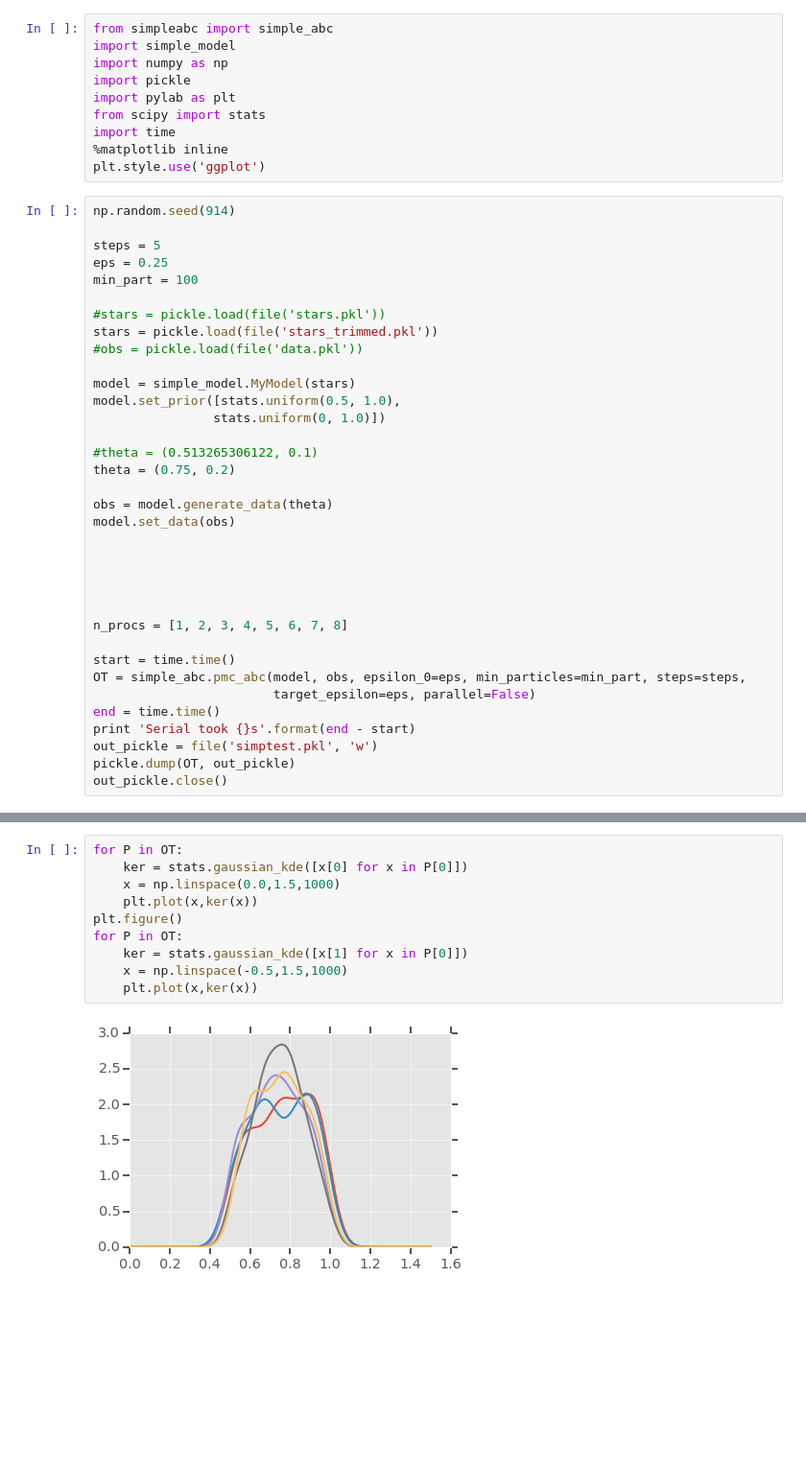
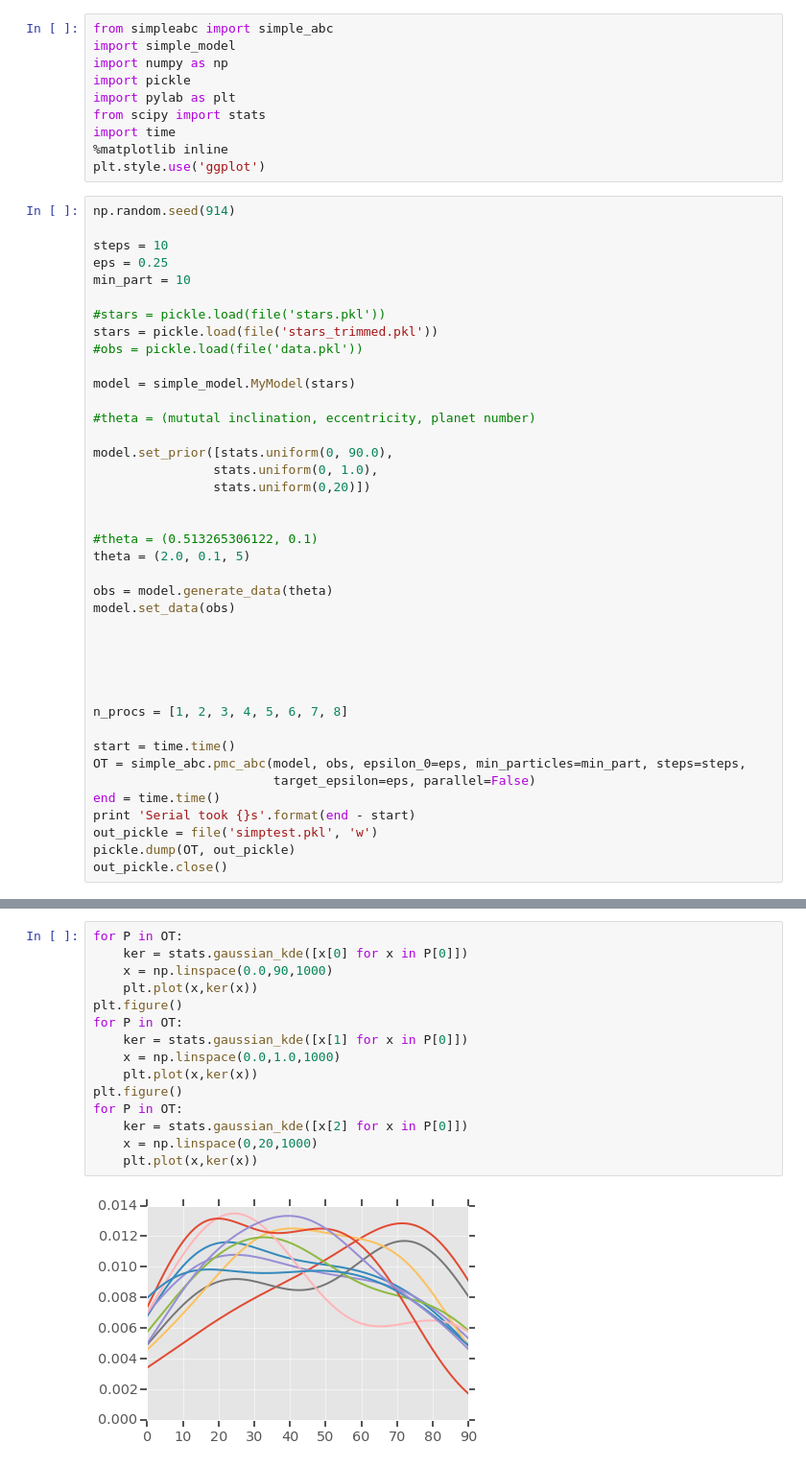
Before and after one commit to rcmorehead/simplanets, a Jupyter notebook: simplanets_demo.ipynb, the cells around one changed output, grey strips where cells are left out. Shown: that part at 96% size. Saved outputs shown, nothing was run; the diff lists cells and outputs as text; blank space fills up the shorter version.

Commit message:
3 parameter model with rayleigh ecc and mi, and possion planet number, also better out of distribution pmc draw catching.

```diff
--- a/simplanets_demo.ipynb
+++ b/simplanets_demo.ipynb
@@ -11,20 +11,25 @@ plt.style.use('ggplot')
 # %%
 np.random.seed(914)
 
-steps = 5
+steps = 10
 eps = 0.25
-min_part = 100
+min_part = 10
 
 #stars = pickle.load(file('stars.pkl'))
 stars = pickle.load(file('stars_trimmed.pkl'))
 #obs = pickle.load(file('data.pkl'))
 
 model = simple_model.MyModel(stars)
-model.set_prior([stats.uniform(0.5, 1.0),
-                stats.uniform(0, 1.0)])
+
+#theta = (mututal inclination, eccentricity, planet number)
+
+model.set_prior([stats.uniform(0, 90.0),
+                stats.uniform(0, 1.0),
+                stats.uniform(0,20)])
+
 
 #theta = (0.513265306122, 0.1)
-theta = (0.75, 0.2)
+theta = (2.0, 0.1, 5)
 
 obs = model.generate_data(theta)
 model.set_data(obs)
@@ -57,12 +72,17 @@ Serial took 284.091323137s
 # %%
 for P in OT:
     ker = stats.gaussian_kde([x[0] for x in P[0]])
-    x = np.linspace(0.0,1.5,1000)
+    x = np.linspace(0.0,90,1000)
     plt.plot(x,ker(x))
 plt.figure()
 for P in OT:
     ker = stats.gaussian_kde([x[1] for x in P[0]])
-    x = np.linspace(-0.5,1.5,1000)
+    x = np.linspace(0.0,1.0,1000)
     plt.plot(x,ker(x))
+plt.figure()
+for P in OT:
+    ker = stats.gaussian_kde([x[2] for x in P[0]])
+    x = np.linspace(0,20,1000)
+    plt.plot(x,ker(x))
 # %% [output]
-[figure, old version]
+[figure, new version]
```
Also changed, not shown: parts of 4 cells of this notebook, 2 other files.
